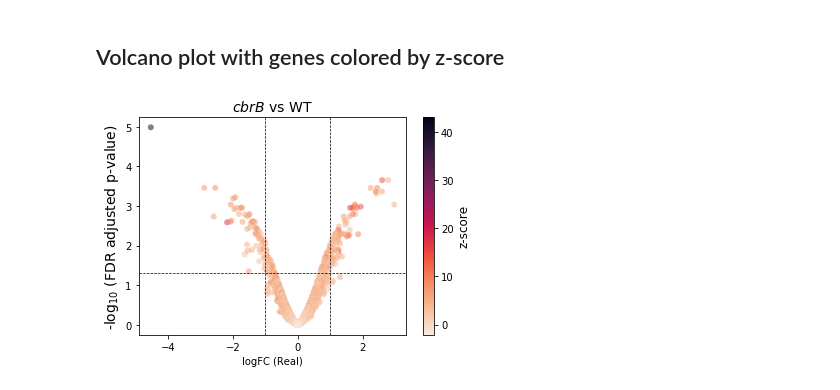
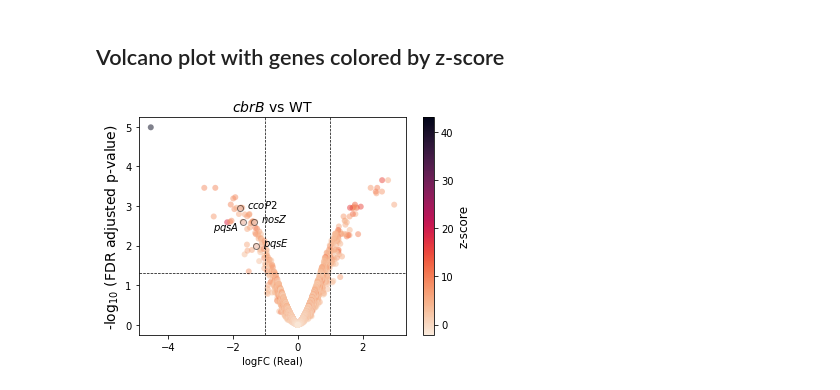
Before and after one commit to greenelab/generic-expression-patterns, a Jupyter notebook: pseudomonas_analysis/viz_E-GEOD-33245_cbrB_v_WT.ipynb, the cells around one changed output. Cells and saved outputs as stored; diff of their text form; code cells hidden in the pictures.

```diff
--- a/pseudomonas_analysis/viz_E-GEOD-33245_cbrB_v_WT.ipynb
+++ b/pseudomonas_analysis/viz_E-GEOD-33245_cbrB_v_WT.ipynb
@@ -370,31 +452,110 @@ template_summary_df["padj_log10"] = -np.log10(template_summary_df["Adj P-value (
 # Plot
 f1 = sns.scatterplot(
     data=template_summary_df,
     x="logFC (Real)",
     y="padj_log10",
     hue="Z score",
     alpha=0.5,
     palette="rocket_r",
     linewidth=0,
     legend=False,
 )
 
+# Highlight specific common DEGs mentioned in the text
+f1 = sns.scatterplot(
+    data=template_summary_df[template_summary_df["Gene Name"] == "pqsA"],
+    x="logFC (Real)",
+    y="padj_log10",
+    hue="Z score",
+    alpha=0.5,
+    edgecolor="black",
+    linewidth=1,
+    legend=False,
+)
+f1 = sns.scatterplot(
+    data=template_summary_df[template_summary_df["Gene Name"] == "nosZ"],
+    x="logFC (Real)",
+    y="padj_log10",
+    hue="Z score",
+    alpha=0.5,
+    edgecolor="black",
+    linewidth=1,
+    legend=False,
+)
+f1 = sns.scatterplot(
+    data=template_summary_df[template_summary_df["Gene Name"] == "pqsE"],
+    x="logFC (Real)",
+    y="padj_log10",
+    hue="Z score",
+    alpha=0.5,
+    edgecolor="black",
+    linewidth=1,
+    legend=False,
+)
+f1 = sns.scatterplot(
+    data=template_summary_df[template_summary_df["Gene Name"] == "ccoP2"],
+    x="logFC (Real)",
+    y="padj_log10",
+    hue="Z score",
+    alpha=0.5,
+    edgecolor="black",
+    linewidth=1,
+    legend=False,
+)
+
+# Add text labels for those genes mentioned above
+plt.text(
+    x=template_summary_df.loc[
+        template_summary_df["Gene Name"] == "pqsA", "logFC (Real)"
+    ]
+    - 0.9,
+    y=template_summary_df.loc[template_summary_df["Gene Name"] == "pqsA", "padj_log10"]
+    - 0.2,
+    s="$pqsA$",
+)
+plt.text(
+    x=template_summary_df.loc[
+        template_summary_df["Gene Name"] == "nosZ", "logFC (Real)"
+    ]
+    + 0.2,
+    y=template_summary_df.loc[template_summary_df["Gene Name"] == "nosZ", "padj_log10"],
+    s="$nosZ$",
+)
+plt.text(
+    x=template_summary_df.loc[
+        template_summary_df["Gene Name"] == "pqsE", "logFC (Real)"
+    ]
+    + 0.2,
+    y=template_summary_df.loc[template_summary_df["Gene Name"] == "pqsE", "padj_log10"],
+    s="$pqsE$",
+)
+plt.text(
+    x=template_summary_df.loc[
+        template_summary_df["Gene Name"] == "ccoP2", "logFC (Real)"
+    ]
+    + 0.2,
+    y=template_summary_df.loc[
+        template_summary_df["Gene Name"] == "ccoP2", "padj_log10"
+    ],
+    s="$ccoP2$",
+)
+
 # Add traditional thresholds
 f1.axhline(-np.log10(0.05), c="black", lw=0.7, ls="--")
 f1.axvline(1, c="black", lw=0.7, ls="--")
 f1.axvline(-1, c="black", lw=0.7, ls="--")
 
 f1.set_ylabel(r"-log$_{10}$ (FDR adjusted p-value)", fontsize=14, fontname="Verdana")
 f1.set_title("$cbrB$ vs WT", fontsize=14, fontname="Verdana")
 
 norm = plt.Normalize(
     template_summary_df["Z score"].min(), template_summary_df["Z score"].max()
 )
 sm = plt.cm.ScalarMappable(cmap="rocket_r", norm=norm)
 sm.set_array([])
 cb = f1.figure.colorbar(sm)
 
 cb.ax.tick_params(labelsize=10)
 cb.set_label(label="z-score", size=12, fontname="Verdana")
 # %% [output]
-[figure, old version]
+[figure, new version]
```
Also changed, not shown: parts of 5 cells of this notebook, 6 other files.
